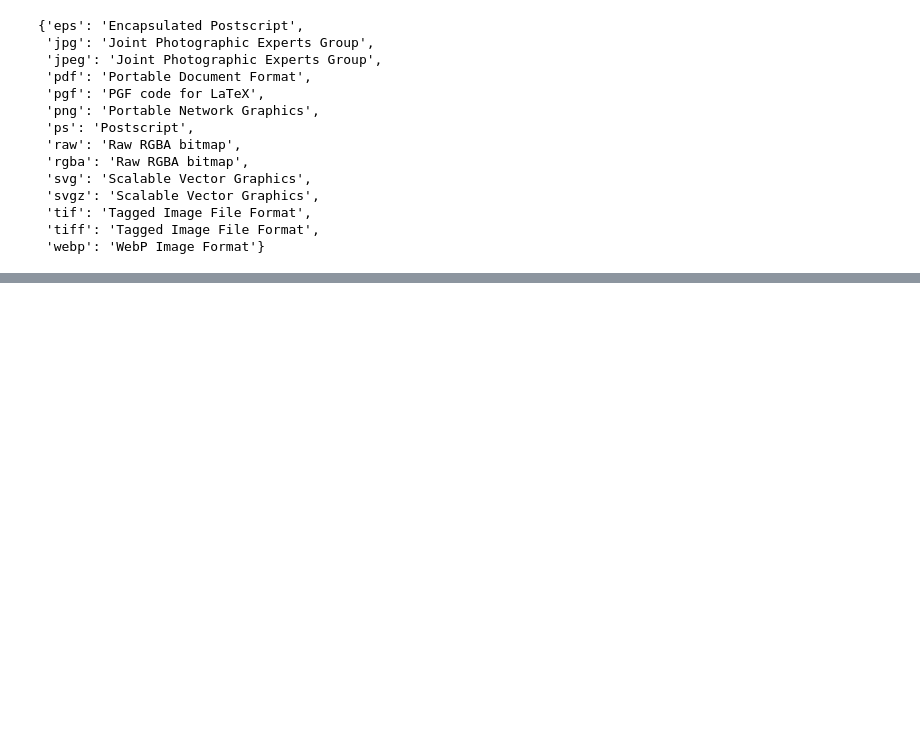
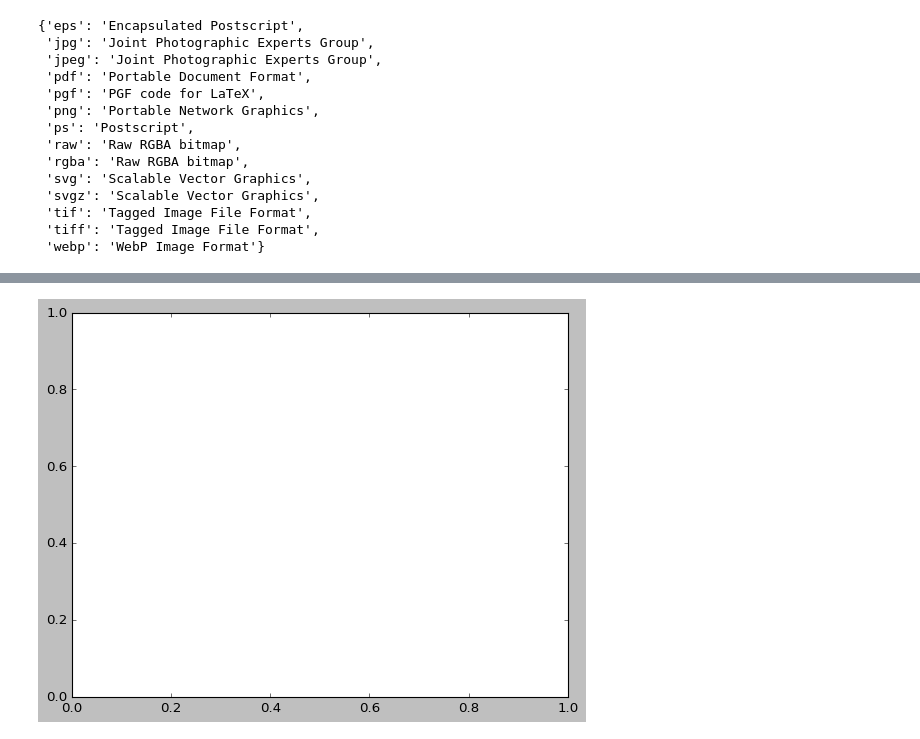
Before and after one commit to OxwardInc/Industrial-Training, a Jupyter notebook: Assignment/Week 17/Matplotlib.ipynb, the cells around one changed output, grey strips where cells are left out. Saved outputs shown, nothing was run; the diff lists cells and outputs as text; code cells hidden in the pictures; blank space fills up the shorter version.

```diff
--- a/Assignment/Week 17/Matplotlib.ipynb
+++ b/Assignment/Week 17/Matplotlib.ipynb
@@ -83,0 +117,5 @@ fig.canvas.get_supported_filetypes()
+# %%
+fig = plt.figure()
+ax = plt.axes()
+# %% [output]
+[figure, added]
```
Also changed, not shown: parts of 41 cells of this notebook.
